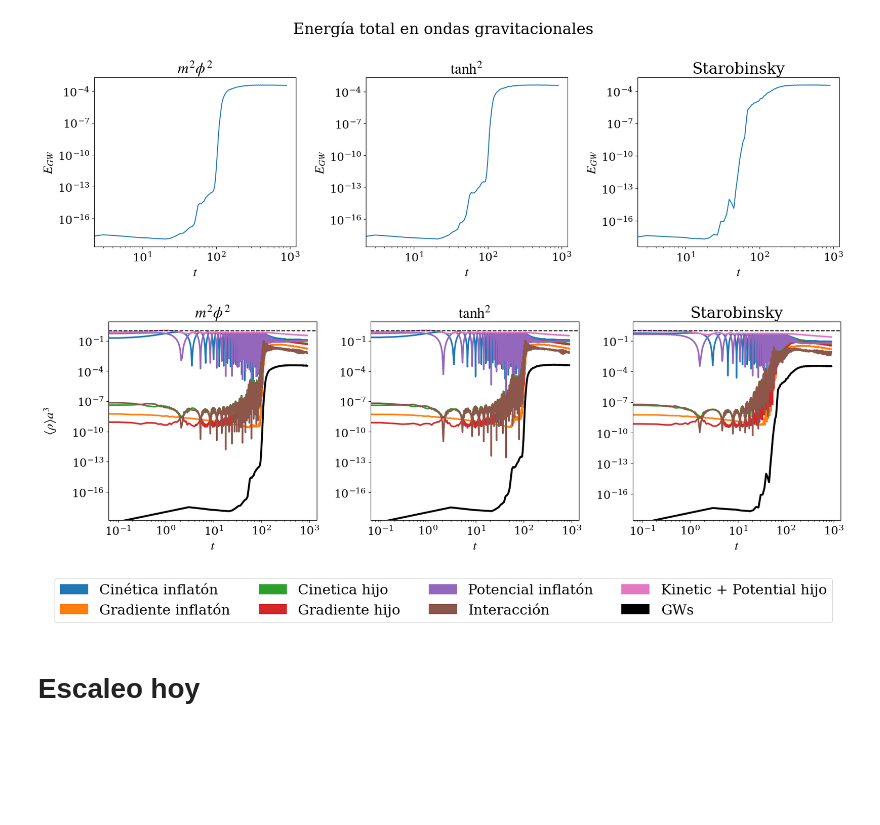
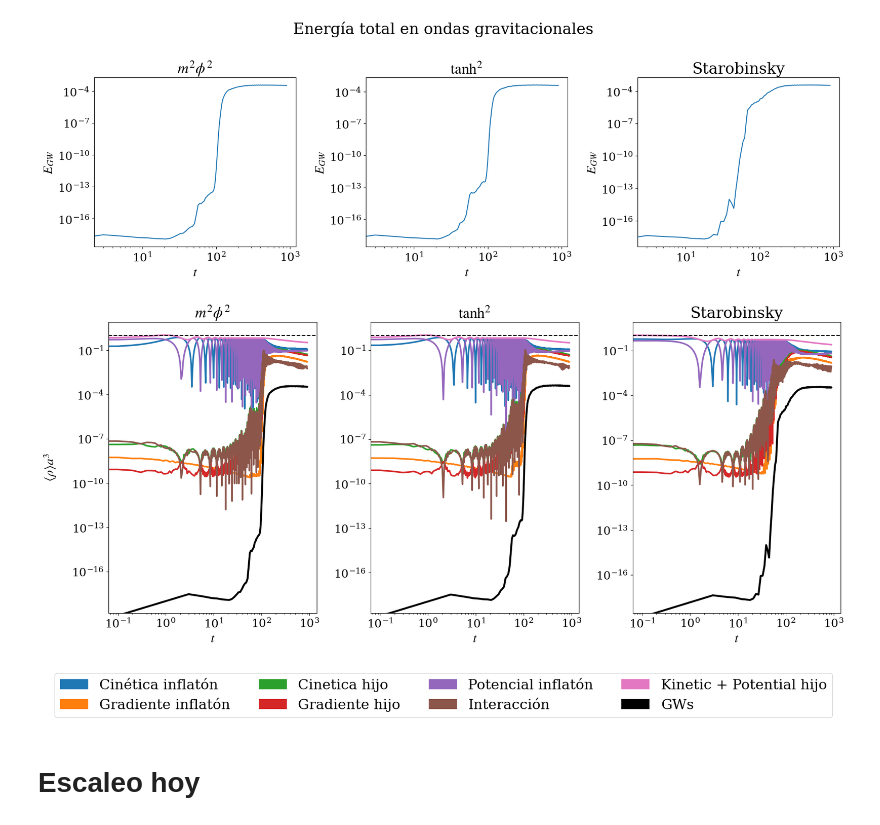
Before and after one commit to TomasCiccarella/Tesis, a Jupyter notebook: cosmolattice/m2phi2_tanh2_starobinsky3.ipynb, the cells around one changed output. Cells and saved outputs as stored; diff of their text form; code cells hidden in the pictures; blank space fills up the shorter version.

```diff
--- a/cosmolattice/m2phi2_tanh2_starobinsky3.ipynb
+++ b/cosmolattice/m2phi2_tanh2_starobinsky3.ipynb
@@ -567,7 +567,7 @@ plt.show()
 # %% [output]
 [figure]
 # %%
-fig = plt.figure(figsize=(18, 6))
+fig = plt.figure(figsize=(18, 8))
 
 label = ["Cinética inflatón", "Gradiente inflatón", "Cinetica hijo", "Gradiente hijo", "Potencial inflatón", "Interacción", "Kinetic + Potential hijo", "GWs"]
 colors = ["tab:blue", "tab:orange", "tab:green", "tab:red", "tab:purple", "tab:brown", "tab:pink", "black"]
@@ -585,34 +585,34 @@ plt.title(r'$m^2 \phi^2$')
 
 plt.subplot(1, 3, 2)
 for i in range(1,nColumns_tanh2):
     plt.plot(enDat_tanh2[:,0], enDat_tanh2[:,i]*aDat_tanh2[:,1]**3, color = colors[i-1], lw = 2.5)
 plt.plot(np.arange(nSpectra_tanh2)*3, E_tanh2, color = 'black', lw = 3)
 plt.axhline(y = 1, ls = "--", color = "black")
 plt.yscale('log')
 plt.xscale('log')
 plt.xlabel(r'$t$')
 plt.title(r'$\tanh^2$')
 
 plt.subplot(1, 3, 3)
 for i in range(1,nColumns_starobinsky3):
     plt.plot(enDat_starobinsky3[:,0], enDat_starobinsky3[:,i]*aDat_starobinsky3[:,1]**3, color = colors[i-1], lw = 2.5)
 plt.plot(np.arange(nSpectra_starobinsky3)*3, E_starobinsky3, color = 'black', lw = 3)
 plt.axhline(y = 1, ls = "--", color = "black")
 plt.yscale('log')
 plt.xscale('log')
 plt.xlabel(r'$t$')
 plt.title(r'Starobinsky')
 
 # Crear leyenda general con los colores
 from matplotlib.patches import Patch
 legend_elements = [Patch(facecolor=colors[i], label=label[i]) for i in range(len(label))]
 fig.legend(handles=legend_elements, loc='upper center', bbox_to_anchor=(0.5, -0.02), ncol=4, fontsize=22)
 
 plt.tight_layout()
 #plt.show()
 plt.savefig("CosmoLattice_energies_m2phi2tanh2Starobinsky.pdf", format = "pdf", bbox_inches="tight")
 # %% [output]
-[figure, old version]
+[figure, new version]
 # %% [markdown]
 # Escaleo hoy
 # %%
```
Also changed, not shown: parts of 1 cell of this notebook, 28 other files.
